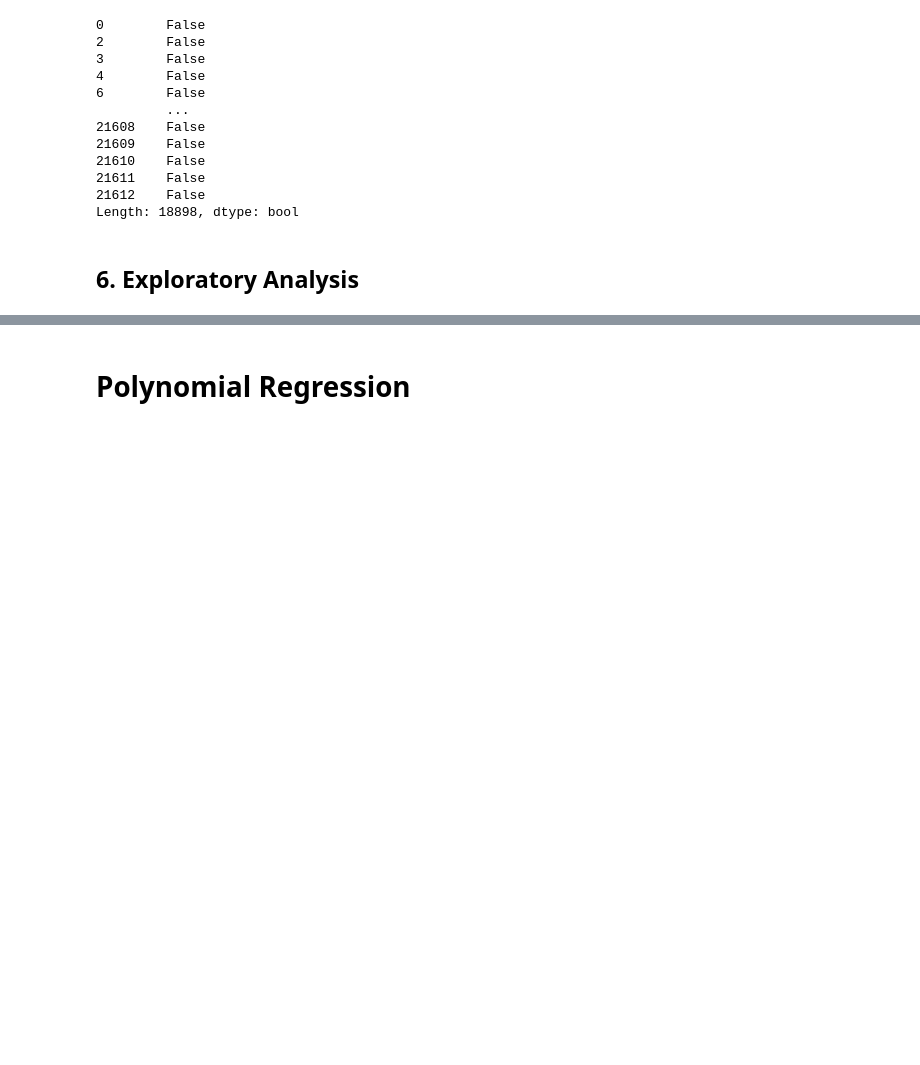
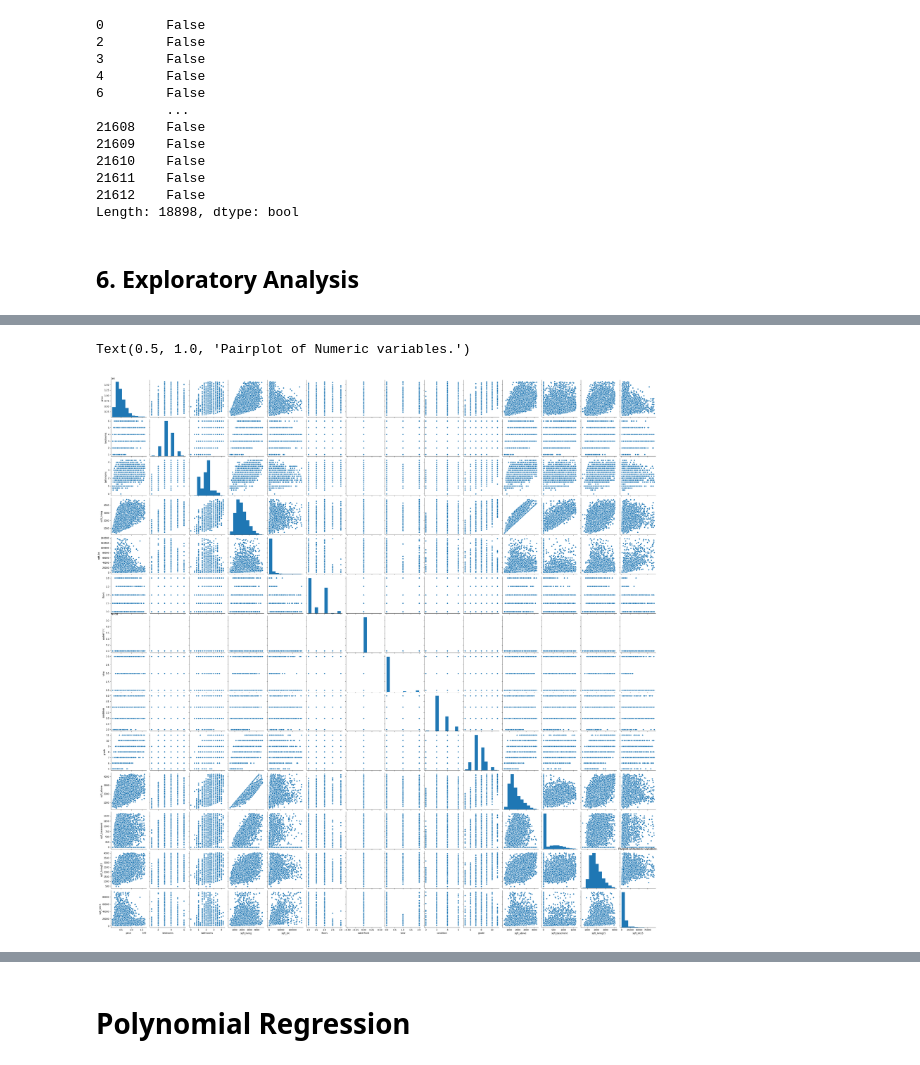
Before and after one commit to Collokd/Core_Week_7_Independent_Project, a Jupyter notebook: Week_7_Independent_Project_Collins_Kemboi.ipynb, the cells around one changed output, grey strips where cells are left out. Saved outputs shown, nothing was run; the diff lists cells and outputs as text; code cells hidden in the pictures; blank space fills up the shorter version.

```diff
--- a/Week_7_Independent_Project_Collins_Kemboi.ipynb
+++ b/Week_7_Independent_Project_Collins_Kemboi.ipynb
@@ -366,0 +424,12 @@ Home teams are more likely to score at least one goal.
+# %%
+numerical = df1[['price', 'bedrooms', 'bathrooms', 'sqft_living', 'sqft_lot',
+       'floors', 'waterfront', 'view', 'condition', 'grade', 'sqft_above',
+       'sqft_basement','sqft_living15', 'sqft_lot15']]
+# %%
+# drawing scatter plots on numeric variables to visualize any correlation
+#
+sns.pairplot(numerical)
+plt.title("Pairplot of Numeric variables.")
+# %% [output]
+Text(0.5, 1.0, 'Pairplot of Numeric variables.')
+[figure, added]
```
Also changed, not shown: parts of 24 cells of this notebook.
